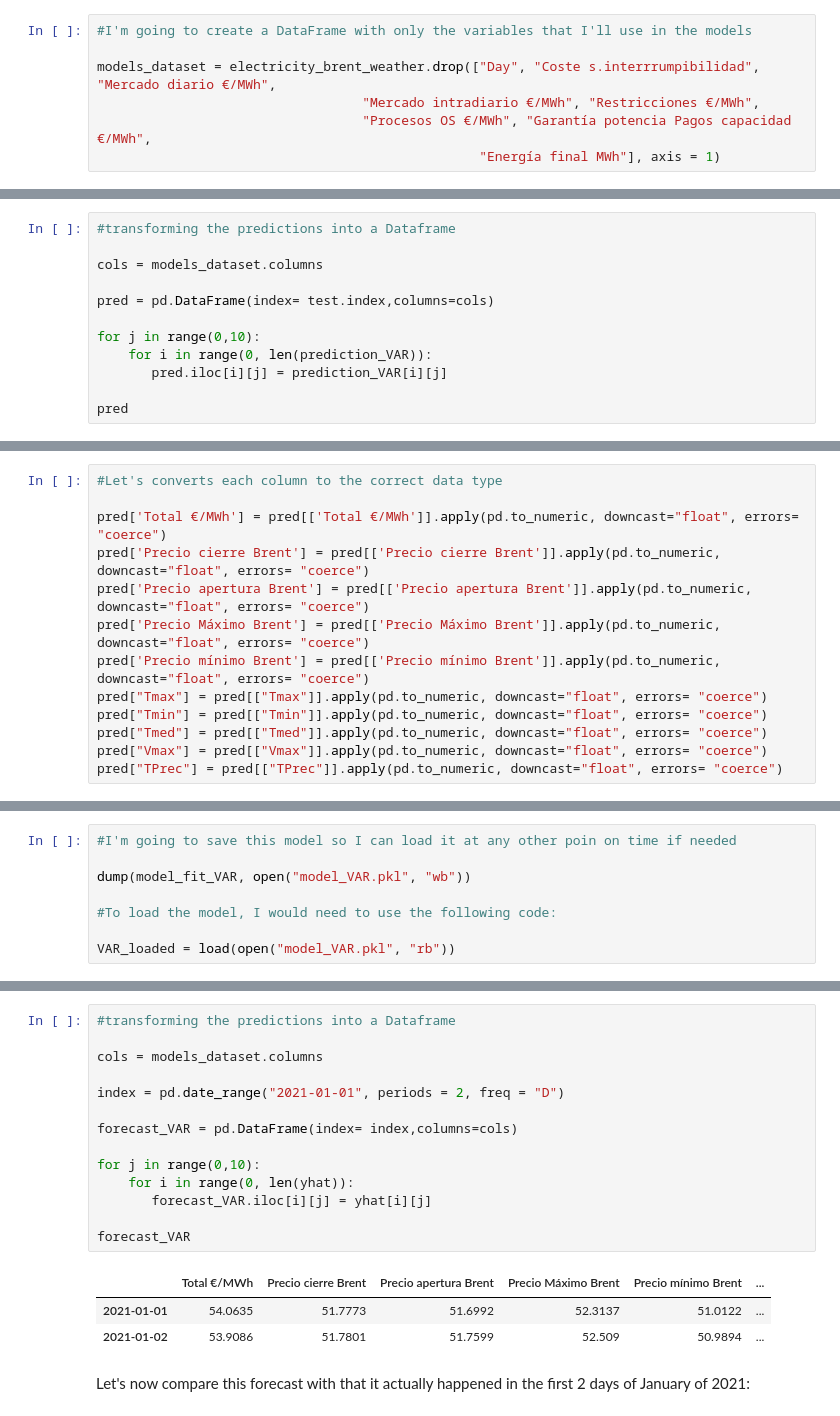
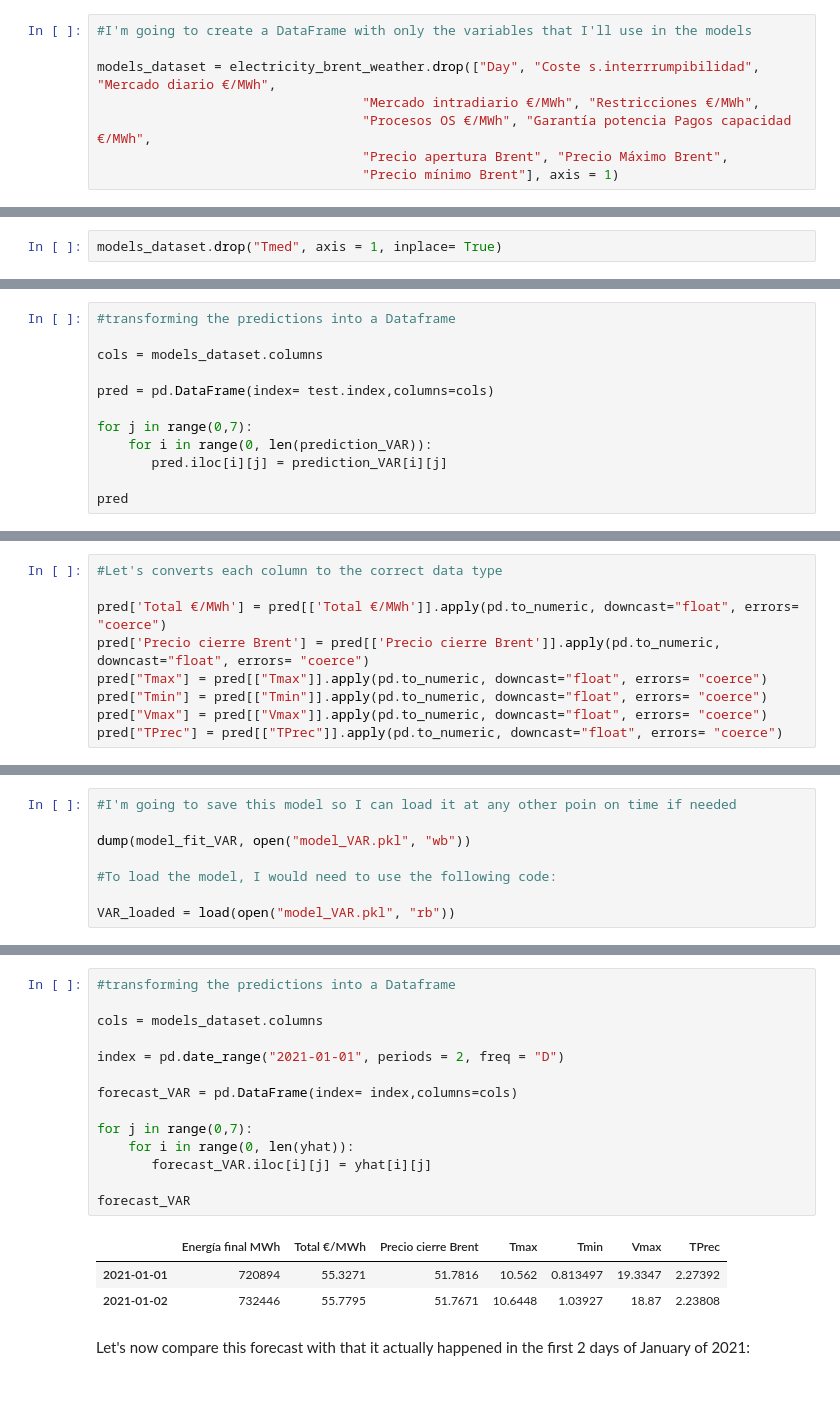
Before and after one commit to PaulaCervilla/Electricity-prices-predictions-in-Spain---Data-Science-TFM, a Jupyter notebook: TFM Precio electricidad - Modelling.ipynb, the cells around one changed output, grey strips where cells are left out. Saved outputs shown, nothing was run; the diff lists cells and outputs as text.

```diff
--- a/TFM Precio electricidad - Modelling.ipynb
+++ b/TFM Precio electricidad - Modelling.ipynb
@@ -155,7 +155,8 @@ q: The size of the moving average window, also called the order of moving averag
 models_dataset = electricity_brent_weather.drop(["Day", "Coste s.interrrumpibilidad", "Mercado diario €/MWh",
                                   "Mercado intradiario €/MWh", "Restricciones €/MWh",
                                   "Procesos OS €/MWh", "Garantía potencia Pagos capacidad €/MWh",
-                                                 "Energía final MWh"], axis = 1)
+                                  "Precio apertura Brent", "Precio Máximo Brent",
+                                  "Precio mínimo Brent"], axis = 1)
 # %%
 models_dataset
 # %% [output]
@@ -780,3 +783,5 @@ The ADF test enables one to test for cointegration between two-time series. The
+# %%
+models_dataset.drop("Tmed", axis = 1, inplace= True)
 # %%
 #Checking stationarity using the Coint Johansen Test instead of ADF.
 
@@ -874,7 +879,7 @@ cols = models_dataset.columns
 
 pred = pd.DataFrame(index= test.index,columns=cols)
 
-for j in range(0,10):
+for j in range(0,7):
     for i in range(0, len(prediction_VAR)):
        pred.iloc[i][j] = prediction_VAR[i][j]
 
@@ -917,12 +919,8 @@ pandas.core.frame.DataFrame
 
 pred['Total €/MWh'] = pred[['Total €/MWh']].apply(pd.to_numeric, downcast="float", errors= "coerce")
 pred['Precio cierre Brent'] = pred[['Precio cierre Brent']].apply(pd.to_numeric, downcast="float", errors= "coerce")
-pred['Precio apertura Brent'] = pred[['Precio apertura Brent']].apply(pd.to_numeric, downcast="float", errors= "coerce")
-pred['Precio Máximo Brent'] = pred[['Precio Máximo Brent']].apply(pd.to_numeric, downcast="float", errors= "coerce")
-pred['Precio mínimo Brent'] = pred[['Precio mínimo Brent']].apply(pd.to_numeric, downcast="float", errors= "coerce")
 pred["Tmax"] = pred[["Tmax"]].apply(pd.to_numeric, downcast="float", errors= "coerce")
 pred["Tmin"] = pred[["Tmin"]].apply(pd.to_numeric, downcast="float", errors= "coerce")
-pred["Tmed"] = pred[["Tmed"]].apply(pd.to_numeric, downcast="float", errors= "coerce")
 pred["Vmax"] = pred[["Vmax"]].apply(pd.to_numeric, downcast="float", errors= "coerce")
 pred["TPrec"] = pred[["TPrec"]].apply(pd.to_numeric, downcast="float", errors= "coerce")
 # %%
@@ -1024,21 +1010,21 @@ print(yhat)
 # %%
 #transforming the predictions into a Dataframe
 
 cols = models_dataset.columns
 
 index = pd.date_range("2021-01-01", periods = 2, freq = "D")
 
 forecast_VAR = pd.DataFrame(index= index,columns=cols)
 
-for j in range(0,10):
+for j in range(0,7):
     for i in range(0, len(yhat)):
        forecast_VAR.iloc[i][j] = yhat[i][j]
 
 forecast_VAR
 # %% [output]
-|  | Total €/MWh | Precio cierre Brent | Precio apertura Brent | Precio Máximo Brent | Precio mínimo Brent | ... |
-| 2021-01-01 | 54.0635 | 51.7773 | 51.6992 | 52.3137 | 51.0122 | ... |
-| 2021-01-02 | 53.9086 | 51.7801 | 51.7599 | 52.509 | 50.9894 | ... |
+|  | Energía final MWh | Total €/MWh | Precio cierre Brent | Tmax | Tmin | Vmax | TPrec |
+| 2021-01-01 | 720894 | 55.3271 | 51.7816 | 10.562 | 0.813497 | 19.3347 | 2.27392 |
+| 2021-01-02 | 732446 | 55.7795 | 51.7671 | 10.6448 | 1.03927 | 18.87 | 2.23808 |
 # %% [markdown]
 Let's now compare this forecast with that it actually happened in the first 2 days of January of 2021:
 # %%
```
Also changed, not shown: parts of 18 cells of this notebook.
